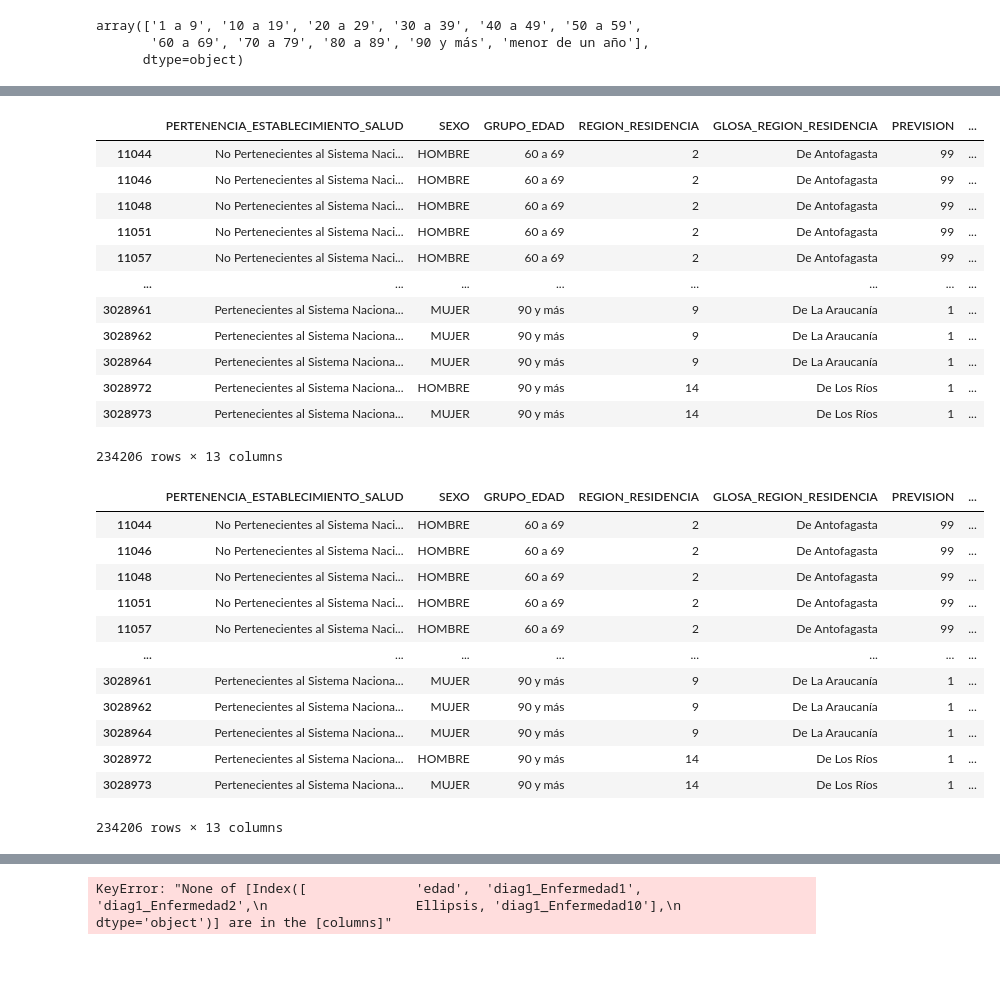
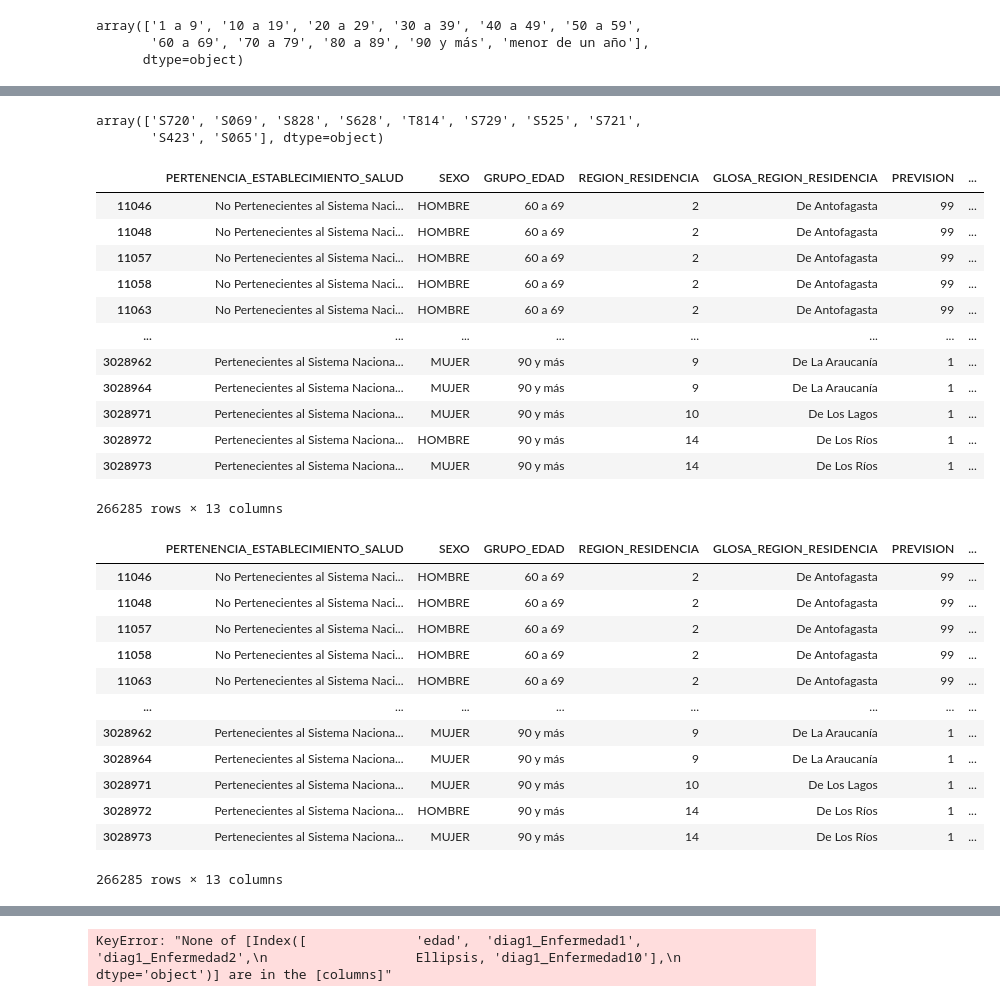
Before and after one commit to siwikiwi/ATDC--imt2200, a Jupyter notebook: proyecto_inicial.ipynb, the cells around one changed output, grey strips where cells are left out. Saved outputs shown, nothing was run; the diff lists cells and outputs as text; code cells hidden in the pictures; blank space fills up the shorter version.

```diff
--- a/proyecto_inicial.ipynb
+++ b/proyecto_inicial.ipynb
@@ -413 +412,3 @@ top10_diag1 = ['S069', 'S828', 'S720', 'S626', 'T509', 'S628', 'T814', 'T009', '
 edades = ['60 a 69', '70 a 79', '80 a 89', '90 y más']
+# %%
+df = df[df["GRUPO_EDAD"].isin(edades)]
@@ -414,37 +430,44 @@ edades = ['60 a 69', '70 a 79', '80 a 89', '90 y más']
+# %%
+df2["DIAG1"].unique()
+# %% [output]
+array(['S720', 'S069', 'S828', 'S628', 'T814', 'S729', 'S525', 'S721',
+       'S423', 'S065'], dtype=object)
+# %%
+top10_diag1 = ['S720', 'S069', 'S828', 'S628', 'T814', 'S729', 'S525', 'S721', 'S423', 'S065']
 # %%
-df = df[(df["DIAG1"].isin(top10_diag1)) & (df["GRUPO_EDAD"].isin(edades))]
+df = df[df["DIAG1"].isin(top10_diag1)]
 df
 # %% [output]
 |  | PERTENENCIA_ESTABLECIMIENTO_SALUD | SEXO | GRUPO_EDAD | REGION_RESIDENCIA | GLOSA_REGION_RESIDENCIA | PREVISION | ... |
-| 11044 | No Pertenecientes al Sistema Naci... | HOMBRE | 60 a 69 | 2 | De Antofagasta | 99 | ... |
 | 11046 | No Pertenecientes al Sistema Naci... | HOMBRE | 60 a 69 | 2 | De Antofagasta | 99 | ... |
 | 11048 | No Pertenecientes al Sistema Naci... | HOMBRE | 60 a 69 | 2 | De Antofagasta | 99 | ... |
-| 11051 | No Pertenecientes al Sistema Naci... | HOMBRE | 60 a 69 | 2 | De Antofagasta | 99 | ... |
 | 11057 | No Pertenecientes al Sistema Naci... | HOMBRE | 60 a 69 | 2 | De Antofagasta | 99 | ... |
+| 11058 | No Pertenecientes al Sistema Naci... | HOMBRE | 60 a 69 | 2 | De Antofagasta | 99 | ... |
+| 11063 | No Pertenecientes al Sistema Naci... | HOMBRE | 60 a 69 | 2 | De Antofagasta | 99 | ... |
 | ... | ... | ... | ... | ... | ... | ... | ... |
-| 3028961 | Pertenecientes al Sistema Naciona... | MUJER | 90 y más | 9 | De La Araucanía | 1 | ... |
 | 3028962 | Pertenecientes al Sistema Naciona... | MUJER | 90 y más | 9 | De La Araucanía | 1 | ... |
 | 3028964 | Pertenecientes al Sistema Naciona... | MUJER | 90 y más | 9 | De La Araucanía | 1 | ... |
+| 3028971 | Pertenecientes al Sistema Naciona... | MUJER | 90 y más | 10 | De Los Lagos | 1 | ... |
 | 3028972 | Pertenecientes al Sistema Naciona... | HOMBRE | 90 y más | 14 | De Los Ríos | 1 | ... |
 | 3028973 | Pertenecientes al Sistema Naciona... | MUJER | 90 y más | 14 | De Los Ríos | 1 | ... |
-234206 rows × 13 columns
+266285 rows × 13 columns
 # %%
 df["DIAG1"] = df["DIAG1"].apply(lambda x: top10_diag1.index(x))
 df
 # %% [output]
 |  | PERTENENCIA_ESTABLECIMIENTO_SALUD | SEXO | GRUPO_EDAD | REGION_RESIDENCIA | GLOSA_REGION_RESIDENCIA | PREVISION | ... |
-| 11044 | No Pertenecientes al Sistema Naci... | HOMBRE | 60 a 69 | 2 | De Antofagasta | 99 | ... |
 | 11046 | No Pertenecientes al Sistema Naci... | HOMBRE | 60 a 69 | 2 | De Antofagasta | 99 | ... |
 | 11048 | No Pertenecientes al Sistema Naci... | HOMBRE | 60 a 69 | 2 | De Antofagasta | 99 | ... |
-| 11051 | No Pertenecientes al Sistema Naci... | HOMBRE | 60 a 69 | 2 | De Antofagasta | 99 | ... |
 | 11057 | No Pertenecientes al Sistema Naci... | HOMBRE | 60 a 69 | 2 | De Antofagasta | 99 | ... |
+| 11058 | No Pertenecientes al Sistema Naci... | HOMBRE | 60 a 69 | 2 | De Antofagasta | 99 | ... |
+| 11063 | No Pertenecientes al Sistema Naci... | HOMBRE | 60 a 69 | 2 | De Antofagasta | 99 | ... |
 | ... | ... | ... | ... | ... | ... | ... | ... |
-| 3028961 | Pertenecientes al Sistema Naciona... | MUJER | 90 y más | 9 | De La Araucanía | 1 | ... |
 | 3028962 | Pertenecientes al Sistema Naciona... | MUJER | 90 y más | 9 | De La Araucanía | 1 | ... |
 | 3028964 | Pertenecientes al Sistema Naciona... | MUJER | 90 y más | 9 | De La Araucanía | 1 | ... |
+| 3028971 | Pertenecientes al Sistema Naciona... | MUJER | 90 y más | 10 | De Los Lagos | 1 | ... |
 | 3028972 | Pertenecientes al Sistema Naciona... | HOMBRE | 90 y más | 14 | De Los Ríos | 1 | ... |
 | 3028973 | Pertenecientes al Sistema Naciona... | MUJER | 90 y más | 14 | De Los Ríos | 1 | ... |
-234206 rows × 13 columns
+266285 rows × 13 columns
 # %%
 df.info()
 # %% [output]
```
Also changed, not shown: parts of 4 cells of this notebook.
